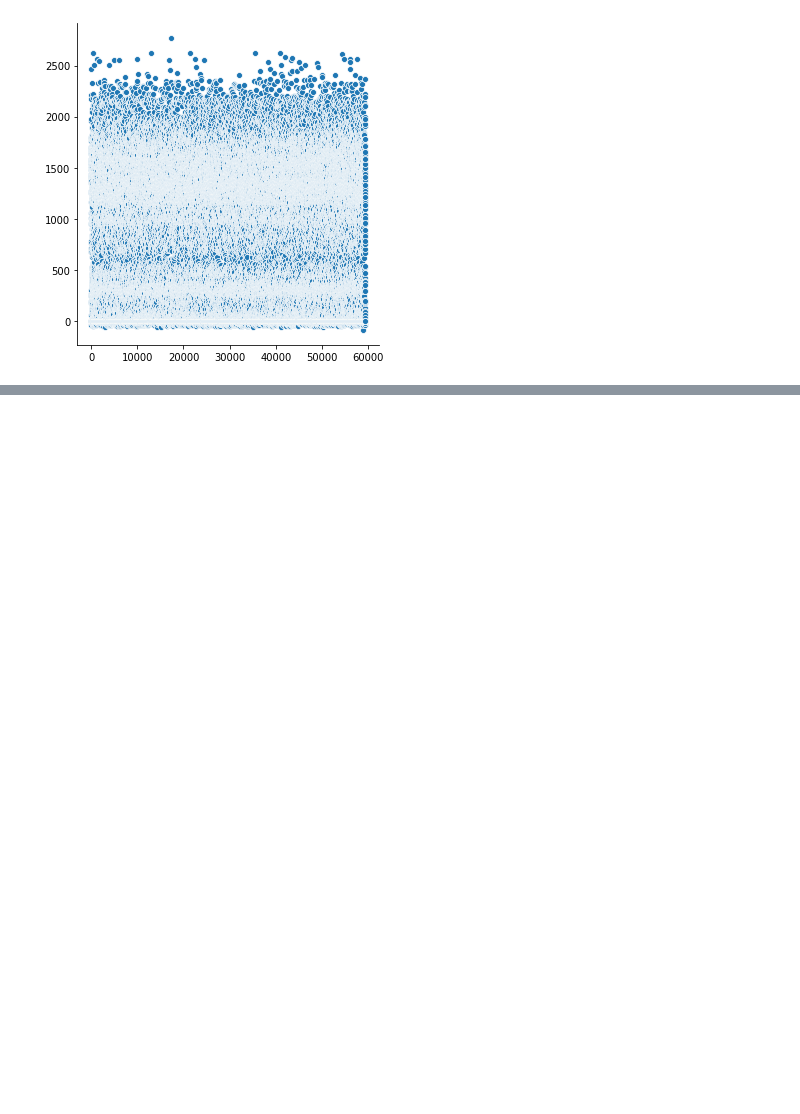
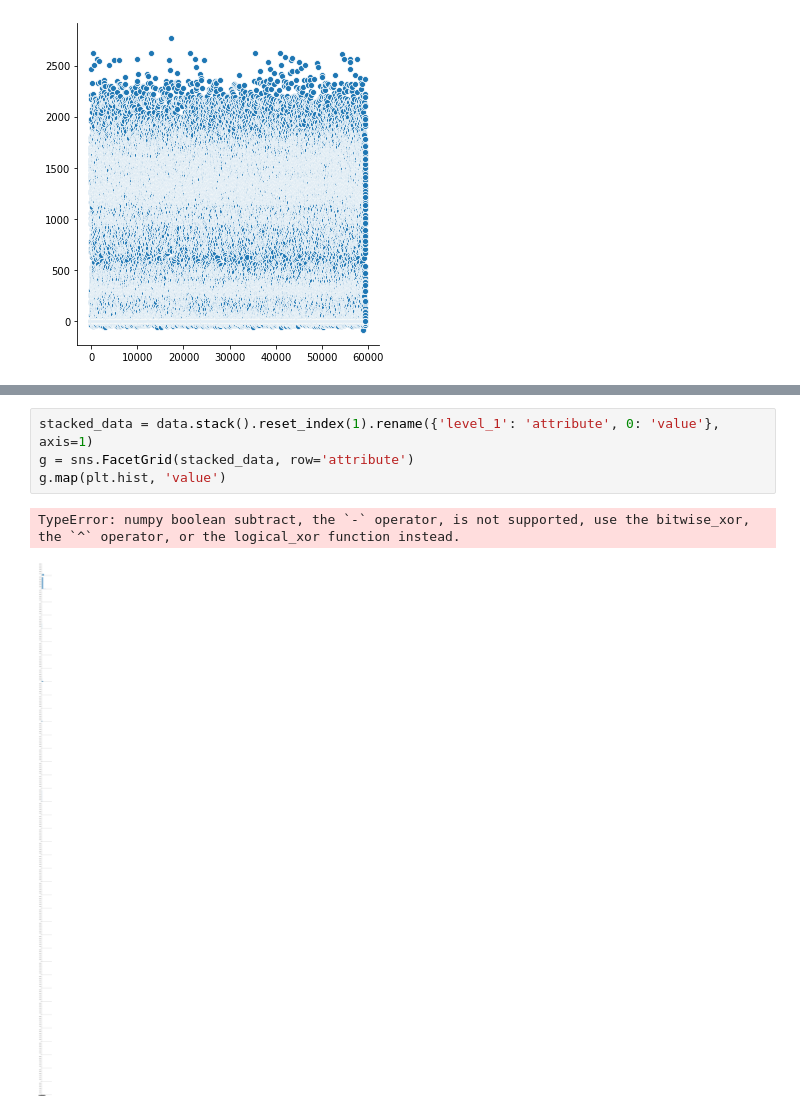
Before and after one commit to Swington/data_upskill, a Jupyter notebook: e2/main.ipynb, the cells around one changed output, grey strips where cells are left out. Saved outputs shown, nothing was run; the diff lists cells and outputs as text; blank space fills up the shorter version.

```diff
--- a/e2/main.ipynb
+++ b/e2/main.ipynb
@@ -151,0 +162,7 @@ sns.relplot(data=data["gps_height"])
+# %%
+stacked_data = data.stack().reset_index(1).rename({'level_1': 'attribute', 0: 'value'}, axis=1)
+g = sns.FacetGrid(stacked_data, row='attribute')
+g.map(plt.hist, 'value')
+# %% [output]
+TypeError: numpy boolean subtract, the `-` operator, is not supported, use the bitwise_xor, the `^` operator, or the logical_xor function instead.
+[figure, added]
```
Also changed, not shown: parts of 4 cells of this notebook, 2 other files.
